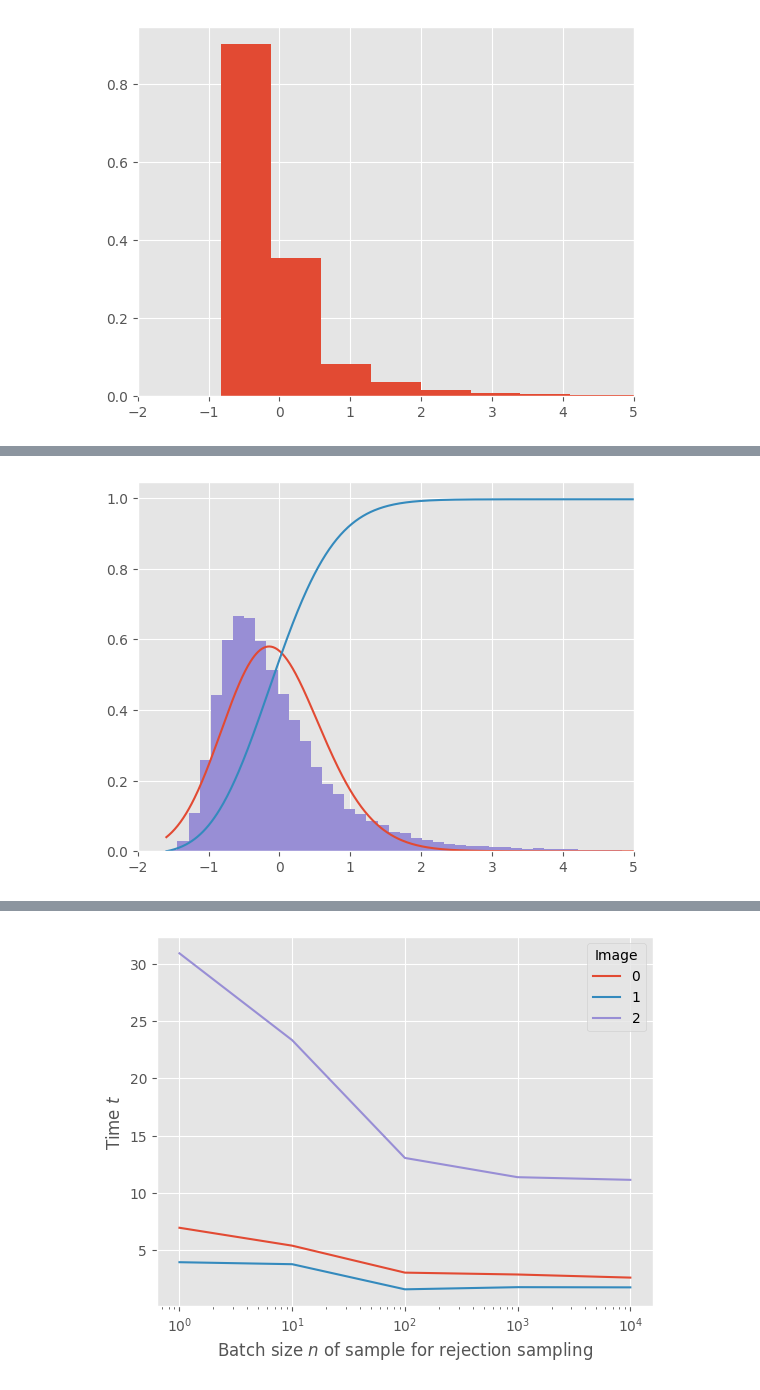
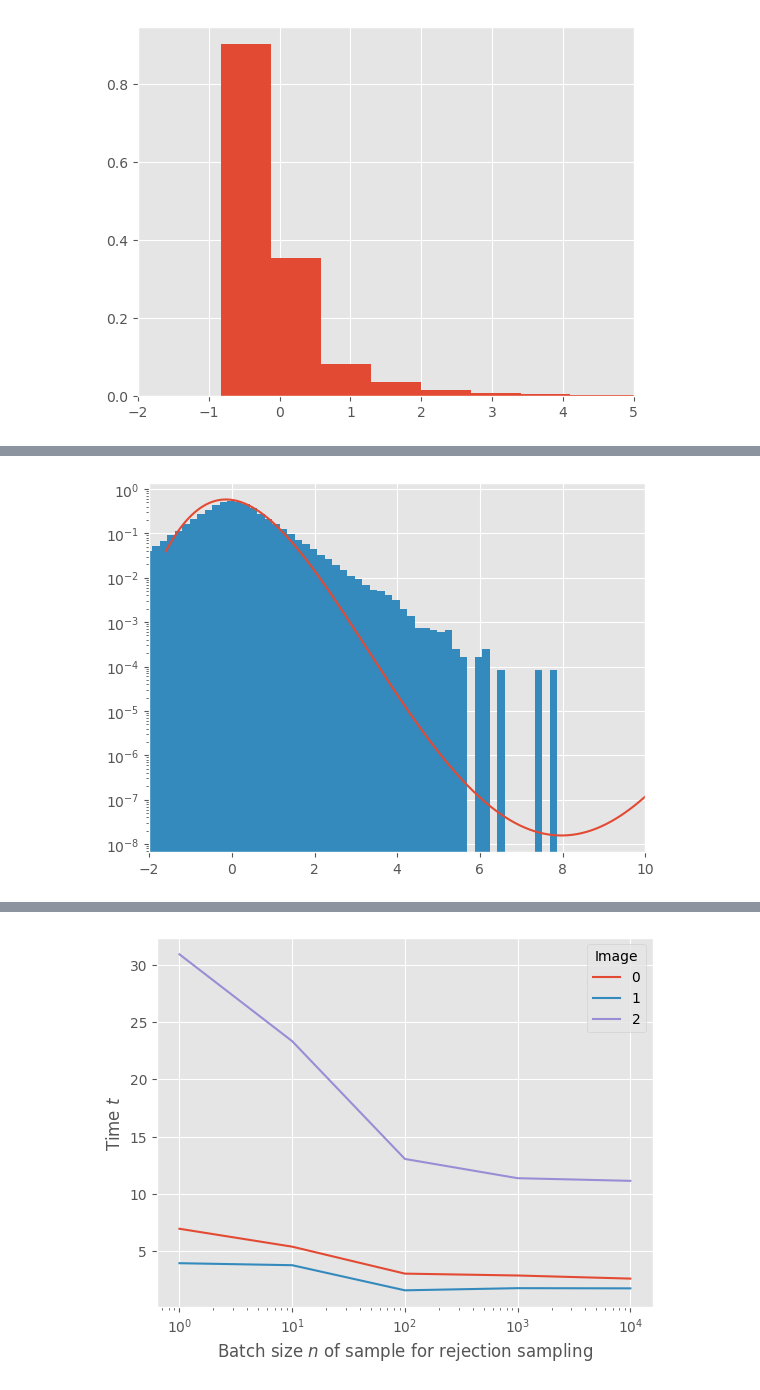
Before and after one commit to LiselotPrins/max_entropy, a Jupyter notebook: investigate_field.ipynb, the cells around one changed output, grey strips where cells are left out. Cells and saved outputs as stored; diff of their text form; code cells hidden in the pictures.

```diff
--- a/investigate_field.ipynb
+++ b/investigate_field.ipynb
@@ -55,13 +59,14 @@ The resulting parameters:
 # %%
 N=500
-xx = np.linspace(l,5,N)
+xx = np.linspace(l,10,N)
 
 y = ob_skewkurt.pdf(xx)
 yy = ob_skewkurt.cdf(xx)
 print(yy[-1])
 plt.plot(xx,y)
-plt.plot(xx,yy)
+# plt.plot(xx,yy)
 plt.hist((data[i]).flatten(), density=True, bins=100)
-plt.xlim(-2,5)
+plt.xlim(-2,10)
+plt.yscale("log")
 plt.show()
 # %% [output]
@@ -69,4 +74,4 @@ plt.show()
-[figure, old version]
+[figure, new version]
 # %%
 def batch_rejection_sample(density, xlim, C, N):
     Y = np.random.uniform(*xlim,size=N)
```
Also changed, not shown: parts of 5 cells of this notebook, 53 other files.
